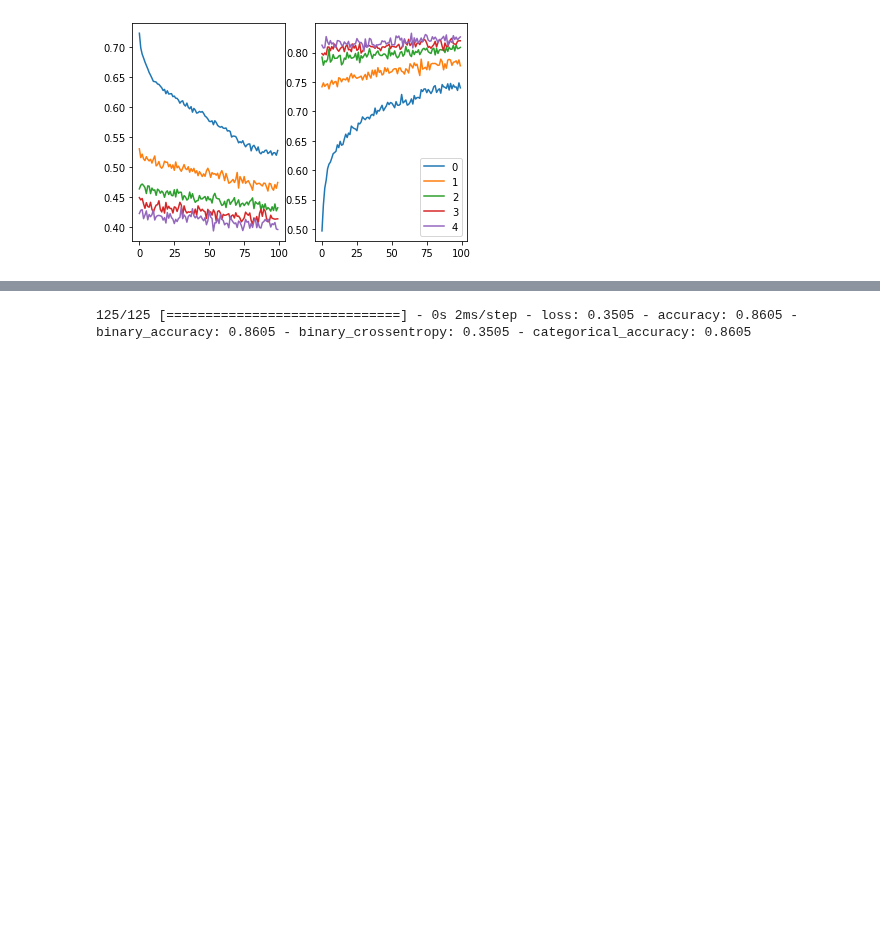
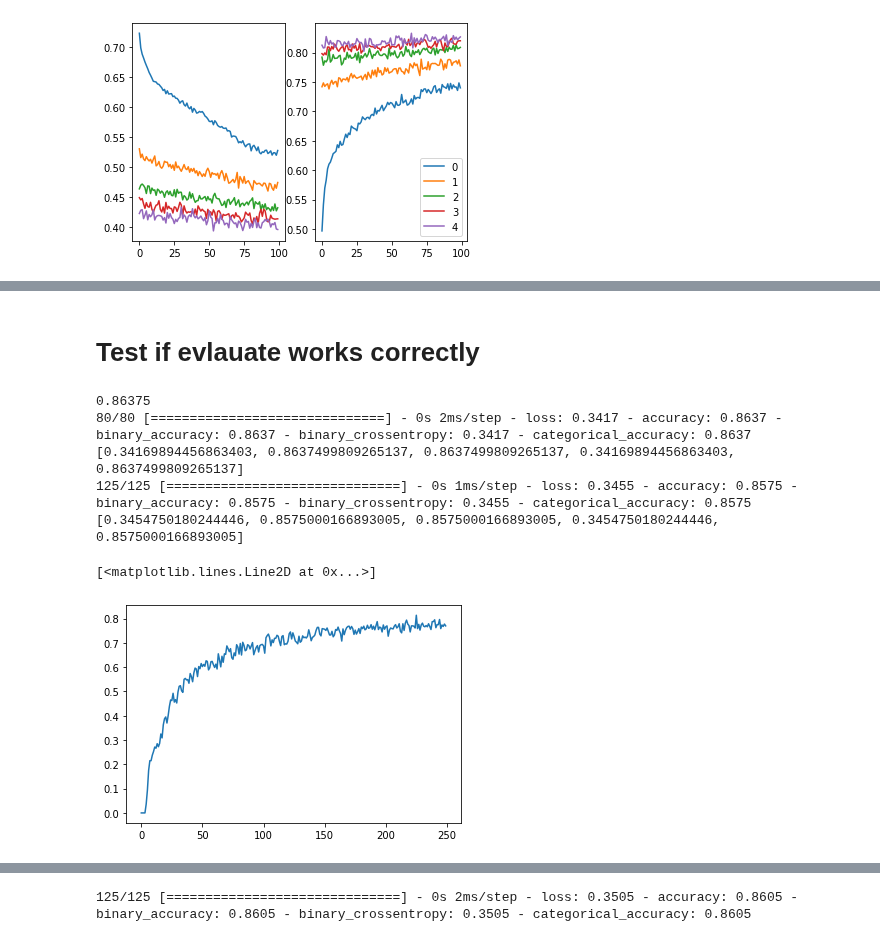
Before and after one commit to namiyousef/Intro_to_ML, a Jupyter notebook: Coursework/TestingEvaluateClass.ipynb, the cells around one changed output, grey strips where cells are left out. Drawn from its saved outputs; the diff is of its cells as text; code cells hidden in the pictures; blank space fills up the shorter version.

```diff
--- a/Coursework/TestingEvaluateClass.ipynb
+++ b/Coursework/TestingEvaluateClass.ipynb
@@ -234,0 +246,26 @@ plot_histories(histories)
+# %% [markdown]
+# Test if evlauate works correctly
+# %%
+
+model = compile_model()
+history = model.fit(X,y_binary,
+                    #shuffle = True,
+                    epochs = 250, verbose = 0, batch_size = 50, validation_split = 0.2, shuffle = True)
+yhat = model.predict(data[1])
+yhat = yhat[:,1]
+yhat[yhat > 0.5] = 1
+yhat[yhat <= 0.5] = 0
+
+print((yhat == data[3][:,1]).sum() / yhat.shape[0])
+
+print(model.evaluate(data[1],data[3], batch_size = 10))
+print(model.evaluate(X,y_binary))
+plt.plot(history.history['val_accuracy'])
+# %% [output]
+0.86375
+80/80 [==============================] - 0s 2ms/step - loss: 0.3417 - accuracy: 0.8637 - binary_accuracy: 0.8637 - binary_crossentropy: 0.3417 - categorical_accuracy: 0.8637
+[0.34169894456863403, 0.8637499809265137, 0.8637499809265137, 0.34169894456863403, 0.8637499809265137]
+125/125 [==============================] - 0s 1ms/step - loss: 0.3455 - accuracy: 0.8575 - binary_accuracy: 0.8575 - binary_crossentropy: 0.3455 - categorical_accuracy: 0.8575
+[0.3454750180244446, 0.8575000166893005, 0.8575000166893005, 0.3454750180244446, 0.8575000166893005]
+[<matplotlib.lines.Line2D at 0x...>]
+[figure, added]
```
Also changed, not shown: parts of 10 cells of this notebook.
